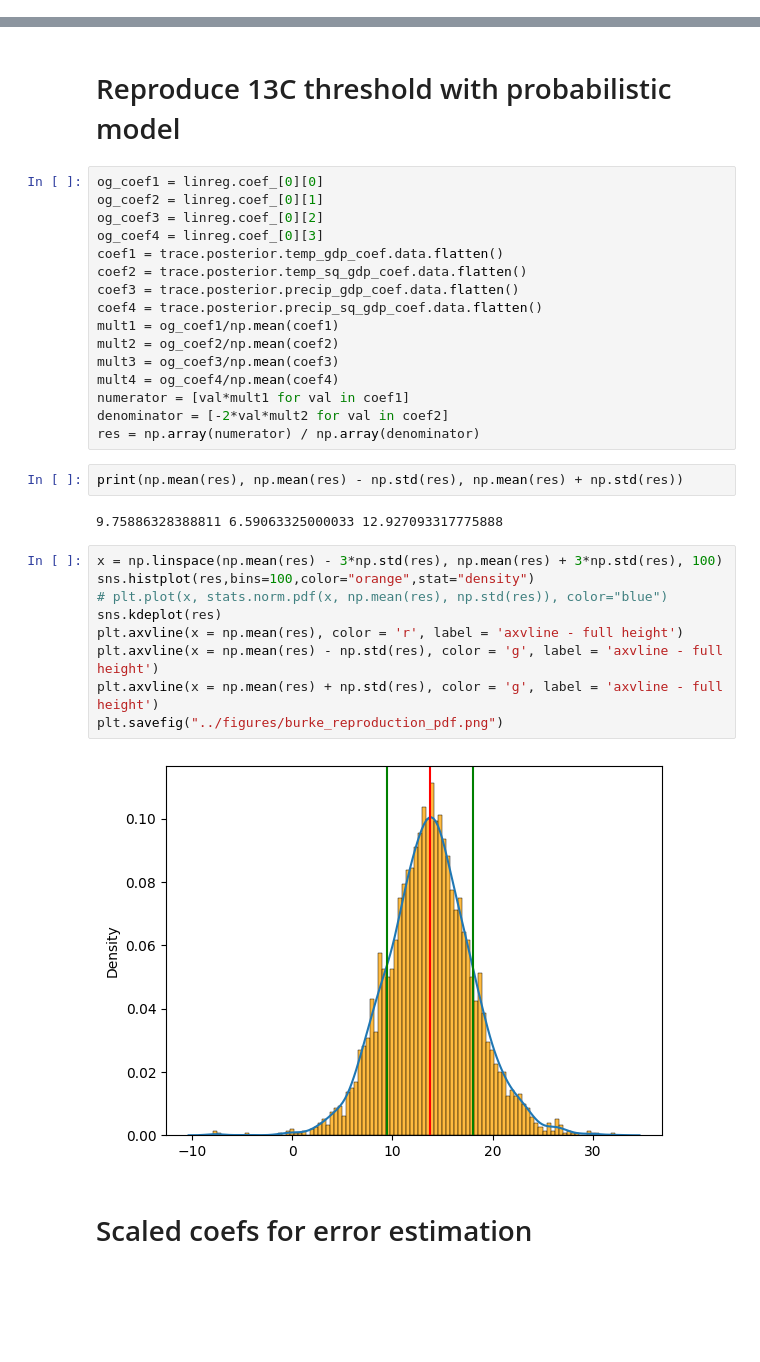
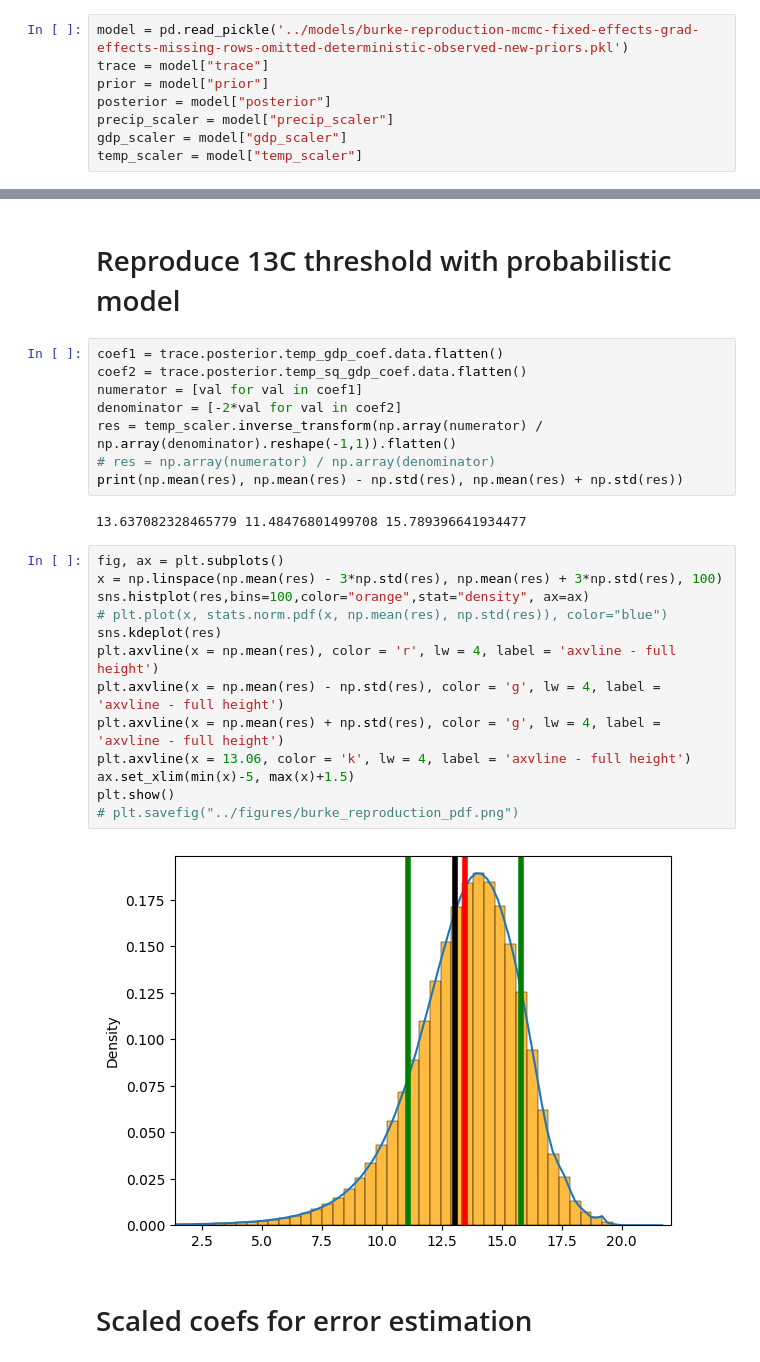
Before and after one commit to greenguy33/environmental-bayesian-modeling, a Jupyter notebook: notebooks/Burke_paper_reproduction.ipynb, the cells around one changed output, grey strips where cells are left out. Cells and saved outputs as stored; diff of their text form; blank space fills up the shorter version.

```diff
--- a/notebooks/Burke_paper_reproduction.ipynb
+++ b/notebooks/Burke_paper_reproduction.ipynb
@@ -200,0 +194,8 @@ fig.show()
+# %%
+model = pd.read_pickle('../models/burke-reproduction-mcmc-fixed-effects-grad-effects-missing-rows-omitted-deterministic-observed-new-priors.pkl')
+trace = model["trace"]
+prior = model["prior"]
+posterior = model["posterior"]
+precip_scaler = model["precip_scaler"]
+gdp_scaler = model["gdp_scaler"]
+temp_scaler = model["temp_scaler"]
@@ -236,36 +239,30 @@ print(linreg.intercept_)
 # %% [markdown]
 # Reproduce 13C threshold with probabilistic model
-# %%
-og_coef1 = linreg.coef_[0][0]
-og_coef2 = linreg.coef_[0][1]
-og_coef3 = linreg.coef_[0][2]
-og_coef4 = linreg.coef_[0][3]
-coef1 = trace.posterior.temp_gdp_coef.data.flatten()
-coef2 = trace.posterior.temp_sq_gdp_coef.data.flatten()
-coef3 = trace.posterior.precip_gdp_coef.data.flatten()
-coef4 = trace.posterior.precip_sq_gdp_coef.data.flatten()
-mult1 = og_coef1/np.mean(coef1)
-mult2 = og_coef2/np.mean(coef2)
-mult3 = og_coef3/np.mean(coef3)
-mult4 = og_coef4/np.mean(coef4)
-numerator = [val*mult1 for val in coef1]
-denominator = [-2*val*mult2 for val in coef2]
-res = np.array(numerator) / np.array(denominator)
-# %%
-print(np.mean(res), np.mean(res) - np.std(res), np.mean(res) + np.std(res))
-# %% [output]
-9.75886328388811 6.59063325000033 12.927093317775888
+# %%
+coef1 = trace.posterior.temp_gdp_coef.data.flatten()
+coef2 = trace.posterior.temp_sq_gdp_coef.data.flatten()
+numerator = [val for val in coef1]
+denominator = [-2*val for val in coef2]
+res = temp_scaler.inverse_transform(np.array(numerator) / np.array(denominator).reshape(-1,1)).flatten()
+# res = np.array(numerator) / np.array(denominator)
+print(np.mean(res), np.mean(res) - np.std(res), np.mean(res) + np.std(res))
+# %% [output]
+13.637082328465779 11.48476801499708 15.789396641934477
 # %%
+fig, ax = plt.subplots()
 x = np.linspace(np.mean(res) - 3*np.std(res), np.mean(res) + 3*np.std(res), 100)
-sns.histplot(res,bins=100,color="orange",stat="density")
+sns.histplot(res,bins=100,color="orange",stat="density", ax=ax)
 # plt.plot(x, stats.norm.pdf(x, np.mean(res), np.std(res)), color="blue")
 sns.kdeplot(res)
-plt.axvline(x = np.mean(res), color = 'r', label = 'axvline - full height')
-plt.axvline(x = np.mean(res) - np.std(res), color = 'g', label = 'axvline - full height')
-plt.axvline(x = np.mean(res) + np.std(res), color = 'g', label = 'axvline - full height')
-plt.savefig("../figures/burke_reproduction_pdf.png")
+plt.axvline(x = np.mean(res), color = 'r', lw = 4, label = 'axvline - full height')
+plt.axvline(x = np.mean(res) - np.std(res), color = 'g', lw = 4, label = 'axvline - full height')
+plt.axvline(x = np.mean(res) + np.std(res), color = 'g', lw = 4, label = 'axvline - full height')
+plt.axvline(x = 13.06, color = 'k', lw = 4, label = 'axvline - full height')
+ax.set_xlim(min(x)-5, max(x)+1.5)
+plt.show()
+# plt.savefig("../figures/burke_reproduction_pdf.png")
 # %% [output]
-[figure, old version]
+[figure, new version]
 # %% [markdown]
 # Scaled coefs for error estimation
 # %%
```
Also changed, not shown: parts of 22 cells of this notebook, 11 other files.
